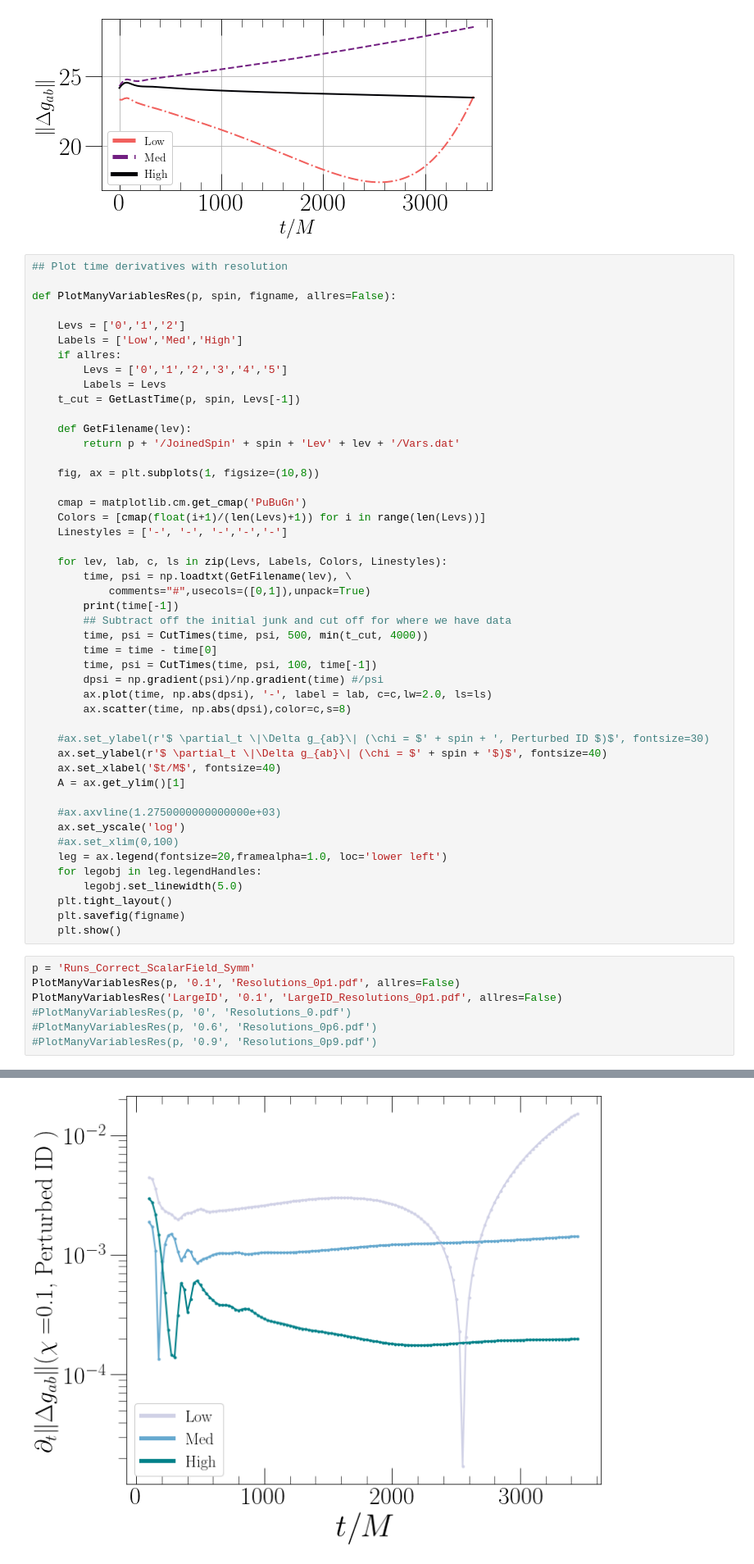
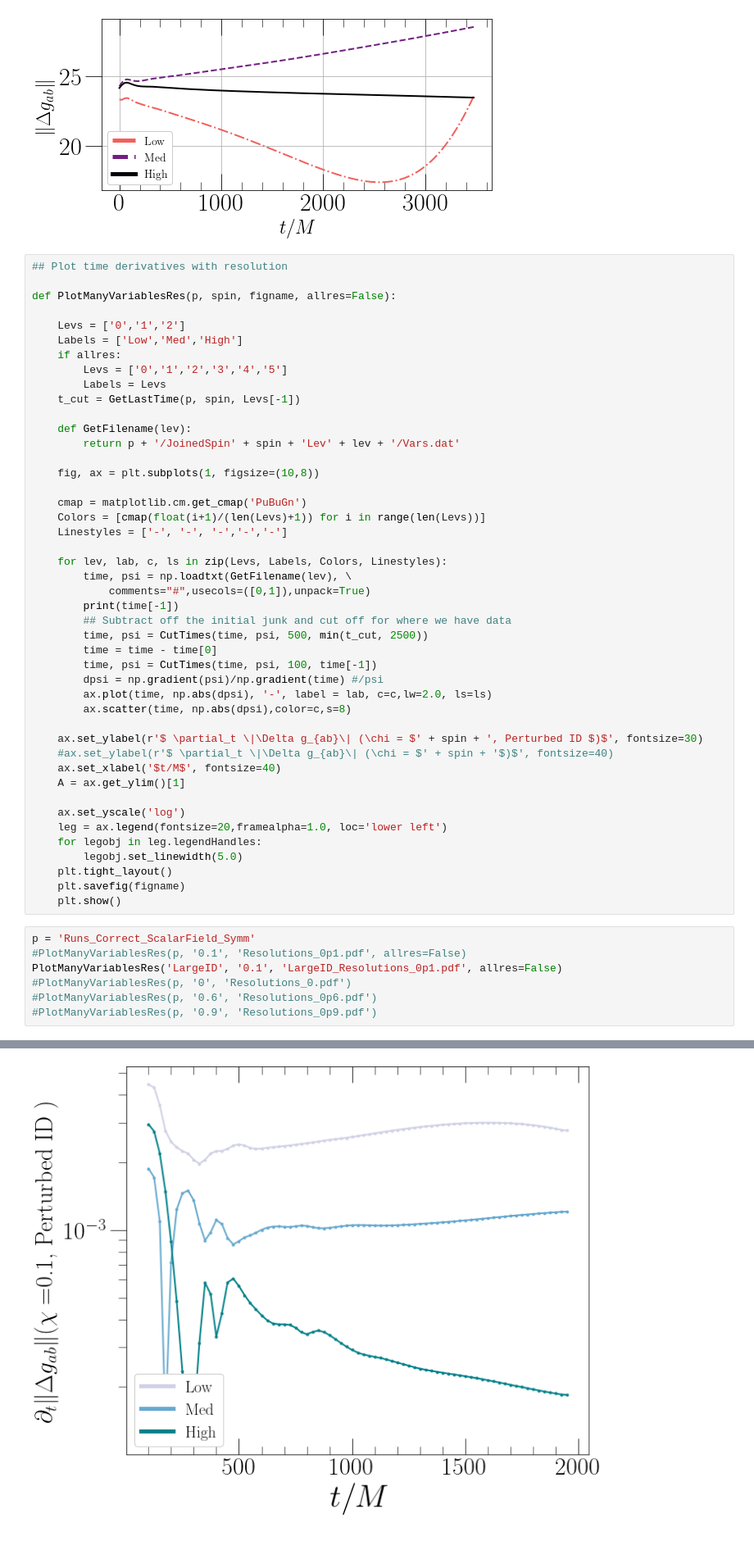
Before and after one commit to mariaokounkova/EDGB, a Jupyter notebook: Evolution/EvolutionPlots.ipynb, the cells around one changed output, grey strips where cells are left out. Shown at 82% size. Saved outputs shown, nothing was run; the diff lists cells and outputs as text.

Commit message:
EDGB Evolution: Added plots for ref report
Added plots for perturbed initial data, added more
lines in the |Delta g| plot

```diff
--- a/Evolution/EvolutionPlots.ipynb
+++ b/Evolution/EvolutionPlots.ipynb
@@ -195,21 +195,19 @@ def PlotManyVariablesRes(p, spin, figname, allres=False):
             comments="#",usecols=([0,1]),unpack=True)
         print(time[-1])
         ## Subtract off the initial junk and cut off for where we have data
-        time, psi = CutTimes(time, psi, 500, min(t_cut, 4000))
+        time, psi = CutTimes(time, psi, 500, min(t_cut, 2500))
         time = time - time[0]
         time, psi = CutTimes(time, psi, 100, time[-1])
         dpsi = np.gradient(psi)/np.gradient(time) #/psi
         ax.plot(time, np.abs(dpsi), '-', label = lab, c=c,lw=2.0, ls=ls)
         ax.scatter(time, np.abs(dpsi),color=c,s=8)
 
-    #ax.set_ylabel(r'$ \partial_t \|\Delta g_{ab}\| (\chi = $' + spin + ', Perturbed ID $)$', fontsize=30)
-    ax.set_ylabel(r'$ \partial_t \|\Delta g_{ab}\| (\chi = $' + spin + '$)$', fontsize=40)
+    ax.set_ylabel(r'$ \partial_t \|\Delta g_{ab}\| (\chi = $' + spin + ', Perturbed ID $)$', fontsize=30)
+    #ax.set_ylabel(r'$ \partial_t \|\Delta g_{ab}\| (\chi = $' + spin + '$)$', fontsize=40)
     ax.set_xlabel('$t/M$', fontsize=40)
     A = ax.get_ylim()[1]
 
-    #ax.axvline(1.2750000000000000e+03)
     ax.set_yscale('log')
-    #ax.set_xlim(0,100)
     leg = ax.legend(fontsize=20,framealpha=1.0, loc='lower left')
     for legobj in leg.legendHandles:
         legobj.set_linewidth(5.0)
@@ -218,16 +216,16 @@ def PlotManyVariablesRes(p, spin, figname, allres=False):
     plt.show()
 # %%
 p = 'Runs_Correct_ScalarField_Symm'
-PlotManyVariablesRes(p, '0.1', 'Resolutions_0p1.pdf', allres=False)
+#PlotManyVariablesRes(p, '0.1', 'Resolutions_0p1.pdf', allres=False)
 PlotManyVariablesRes('LargeID', '0.1', 'LargeID_Resolutions_0p1.pdf', allres=False)
 #PlotManyVariablesRes(p, '0', 'Resolutions_0.pdf')
 #PlotManyVariablesRes(p, '0.6', 'Resolutions_0p6.pdf')
 #PlotManyVariablesRes(p, '0.9', 'Resolutions_0p9.pdf')
 # %% [output]
 10000.0
 10000.0
 10000.0
-[figure, old version]
+[figure, new version]
 # %%
 ## Plot scalar field
 
```
